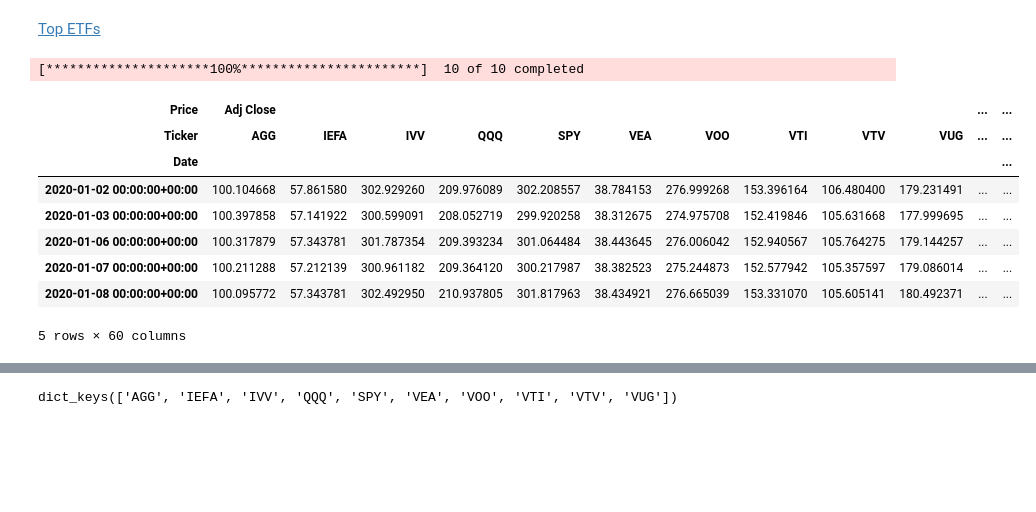
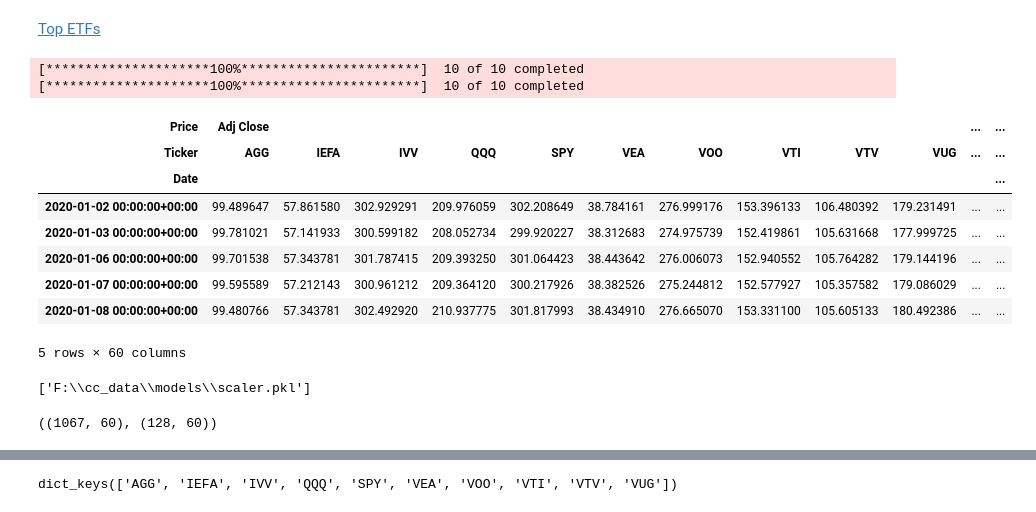
Before and after one commit to arbi11/potfolio_optimization, a Jupyter notebook: notebooks/TemporalGNN_ETFsTop10.ipynb, the cells around one changed output, grey strips where cells are left out. Cells and saved outputs as stored; diff of their text form; code cells hidden in the pictures; blank space fills up the shorter version.

```diff
--- a/notebooks/TemporalGNN_ETFsTop10.ipynb
+++ b/notebooks/TemporalGNN_ETFsTop10.ipynb
@@ -23,7 +25,8 @@ batch_size = 32
 # Data
 # %%
 start = datetime.datetime(2020, 1, 1)
-end = datetime.datetime.now()
+end_train = datetime.datetime(2024, 4, 1)
+end_test = datetime.datetime.now()
 # %% [markdown]
 
 |Rank	| Symbol |	Fund | Name |
@@ -43,18 +46,38 @@ end = datetime.datetime.now()
 # %%
 import yfinance as yf
 
 tickers = ["SPY", "IVV", "VOO", "VTI", "QQQ", "VEA", "VUG", "VTV", "IEFA", "AGG"]
 
-df = yf.download(tickers, start=start, end=end)
-df.head()
+df_train = yf.download(tickers, start=start, end=end_train)
+df_test = yf.download(tickers, start=end_train, end=end_test)
+df_train.head()
 # %% [output]
 [*********************100%***********************]  10 of 10 completed
+[*********************100%***********************]  10 of 10 completed
 | Price | Adj Close |  |  |  |  |  |  |  |  |  | ... | ... |
 | Ticker | AGG | IEFA | IVV | QQQ | SPY | VEA | VOO | VTI | VTV | VUG | ... | ... |
 | Date |  |  |  |  |  |  |  |  |  |  |  | ... |
-| 2020-01-02 00:00:00+00:00 | 100.104668 | 57.861580 | 302.929260 | 209.976089 | 302.208557 | 38.784153 | 276.999268 | 153.396164 | 106.480400 | 179.231491 | ... | ... |
-| 2020-01-03 00:00:00+00:00 | 100.397858 | 57.141922 | 300.599091 | 208.052719 | 299.920258 | 38.312675 | 274.975708 | 152.419846 | 105.631668 | 177.999695 | ... | ... |
-| 2020-01-06 00:00:00+00:00 | 100.317879 | 57.343781 | 301.787354 | 209.393234 | 301.064484 | 38.443645 | 276.006042 | 152.940567 | 105.764275 | 179.144257 | ... | ... |
-| 2020-01-07 00:00:00+00:00 | 100.211288 | 57.212139 | 300.961182 | 209.364120 | 300.217987 | 38.382523 | 275.244873 | 152.577942 | 105.357597 | 179.086014 | ... | ... |
-| 2020-01-08 00:00:00+00:00 | 100.095772 | 57.343781 | 302.492950 | 210.937805 | 301.817963 | 38.434921 | 276.665039 | 153.331070 | 105.605141 | 180.492371 | ... | ... |
+| 2020-01-02 00:00:00+00:00 | 99.489647 | 57.861580 | 302.929291 | 209.976059 | 302.208649 | 38.784161 | 276.999176 | 153.396133 | 106.480392 | 179.231491 | ... | ... |
+| 2020-01-03 00:00:00+00:00 | 99.781021 | 57.141933 | 300.599182 | 208.052734 | 299.920227 | 38.312683 | 274.975739 | 152.419861 | 105.631668 | 177.999725 | ... | ... |
+| 2020-01-06 00:00:00+00:00 | 99.701538 | 57.343781 | 301.787415 | 209.393250 | 301.064423 | 38.443642 | 276.006073 | 152.940552 | 105.764282 | 179.144196 | ... | ... |
+| 2020-01-07 00:00:00+00:00 | 99.595589 | 57.212143 | 300.961212 | 209.364120 | 300.217926 | 38.382526 | 275.244812 | 152.577927 | 105.357582 | 179.086029 | ... | ... |
+| 2020-01-08 00:00:00+00:00 | 99.480766 | 57.343781 | 302.492920 | 210.937775 | 301.817993 | 38.434910 | 276.665070 | 153.331100 | 105.605133 | 180.492386 | ... | ... |
 5 rows × 60 columns
+# %%
+import joblib
+from sklearn.preprocessing import MinMaxScaler, StandardScaler
+
+scaler = StandardScaler()
+
+scaled_train_data = scaler.fit_transform(df_train)
+scaled_test_data = scaler.transform(df_test)
+
+joblib.dump(scaler, model_dir / 'scaler.pkl')
+# %% [output]
+['F:\\cc_data\\models\\scaler.pkl']
+# %%
+df_train = pd.DataFrame(scaled_train_data, index=df_train.index, columns= df_train.columns)
+df_test = pd.DataFrame(scaled_test_data, index=df_test.index, columns= df_test.columns)
+df_train.shape, df_test.shape
+# %% [output]
+((1067, 60), (128, 60))
```
Also changed, not shown: parts of 45 cells of this notebook, 1 other file.
